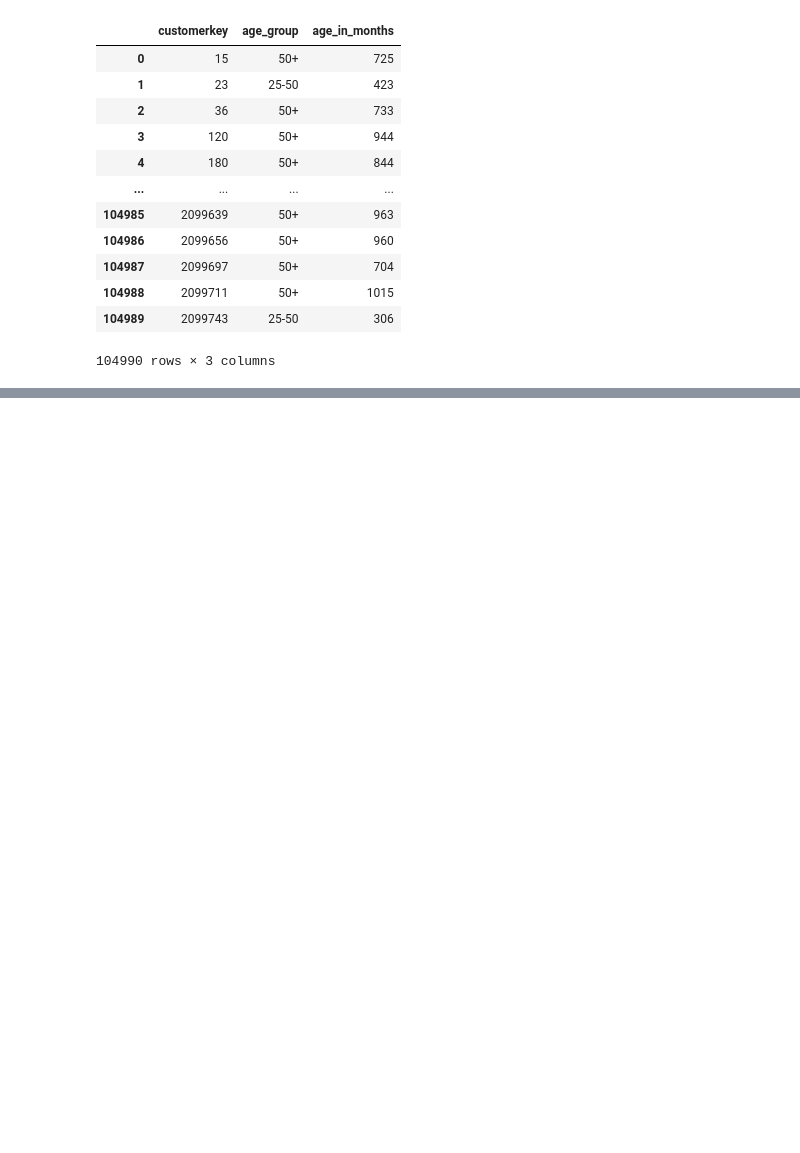
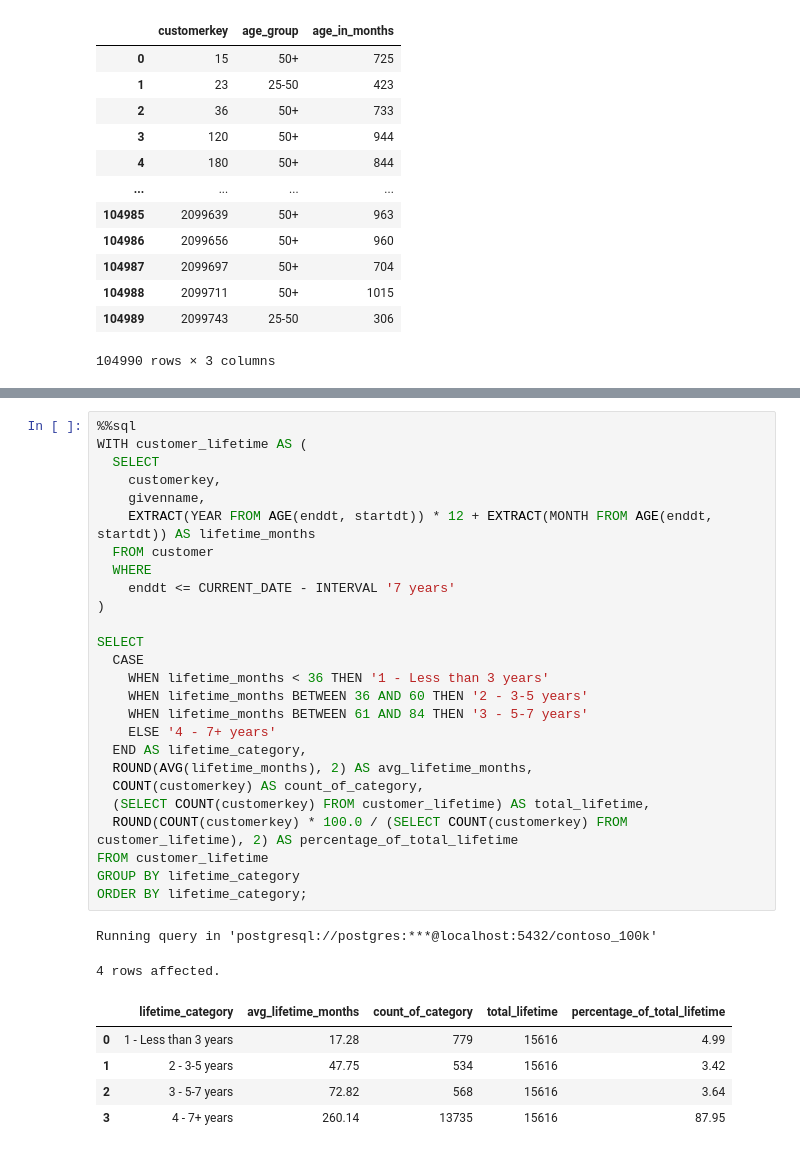
Before and after one commit to Bartek0829/SQL-learning, a Jupyter notebook: Resources/Date&TimeFunctions.ipynb, the cells around one changed output, grey strips where cells are left out. Saved outputs shown, nothing was run; the diff lists cells and outputs as text; blank space fills up the shorter version.

```diff
--- a/Resources/Date&TimeFunctions.ipynb
+++ b/Resources/Date&TimeFunctions.ipynb
@@ -321,0 +363,34 @@ Running query in 'postgresql://postgres:***@localhost:5432/contoso_100k'
+# %%
+%%sql
+WITH customer_lifetime AS (
+  SELECT
+    customerkey,
+    givenname,
+    EXTRACT(YEAR FROM AGE(enddt, startdt)) * 12 + EXTRACT(MONTH FROM AGE(enddt, startdt)) AS lifetime_months
+  FROM customer
+  WHERE
+    enddt <= CURRENT_DATE - INTERVAL '7 years'
+)
+
+SELECT
+  CASE
+    WHEN lifetime_months < 36 THEN '1 - Less than 3 years'
+    WHEN lifetime_months BETWEEN 36 AND 60 THEN '2 - 3-5 years'
+    WHEN lifetime_months BETWEEN 61 AND 84 THEN '3 - 5-7 years'
+    ELSE '4 - 7+ years'
+  END AS lifetime_category,
+  ROUND(AVG(lifetime_months), 2) AS avg_lifetime_months,
+  COUNT(customerkey) AS count_of_category,
+  (SELECT COUNT(customerkey) FROM customer_lifetime) AS total_lifetime,
+  ROUND(COUNT(customerkey) * 100.0 / (SELECT COUNT(customerkey) FROM customer_lifetime), 2) AS percentage_of_total_lifetime
+FROM customer_lifetime
+GROUP BY lifetime_category
+ORDER BY lifetime_category;
+# %% [output]
+Running query in 'postgresql://postgres:***@localhost:5432/contoso_100k'
+4 rows affected.
+|  | lifetime_category | avg_lifetime_months | count_of_category | total_lifetime | percentage_of_total_lifetime |
+| 0 | 1 - Less than 3 years | 17.28 | 779 | 15616 | 4.99 |
+| 1 | 2 - 3-5 years | 47.75 | 534 | 15616 | 3.42 |
+| 2 | 3 - 5-7 years | 72.82 | 568 | 15616 | 3.64 |
+| 3 | 4 - 7+ years | 260.14 | 13735 | 15616 | 87.95 |
```
Also changed, not shown: parts of 1 cell of this notebook.
